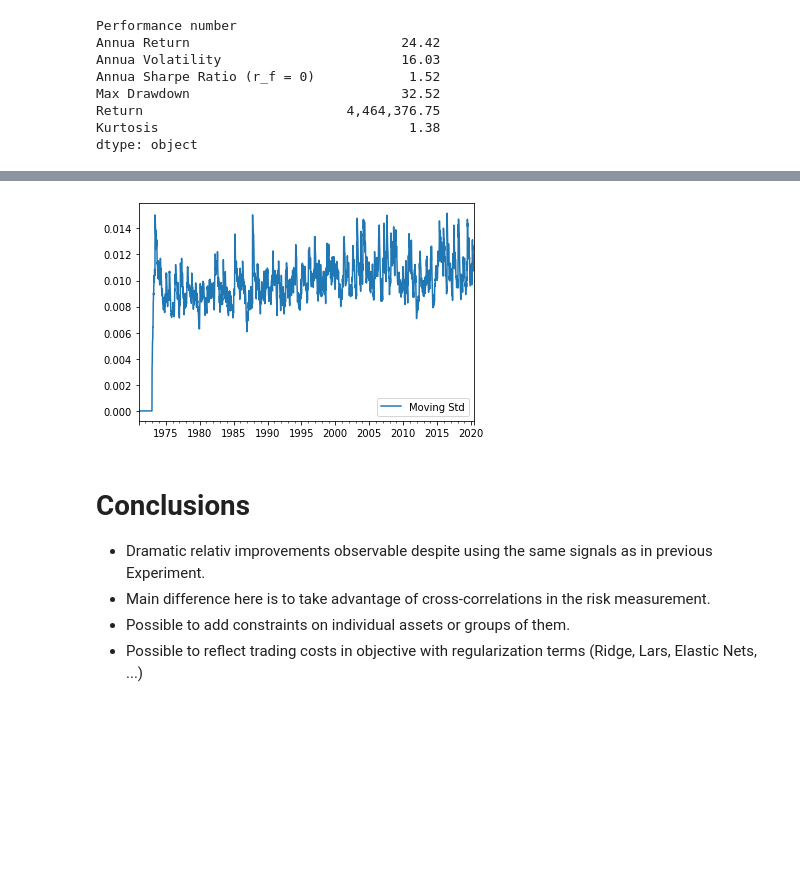
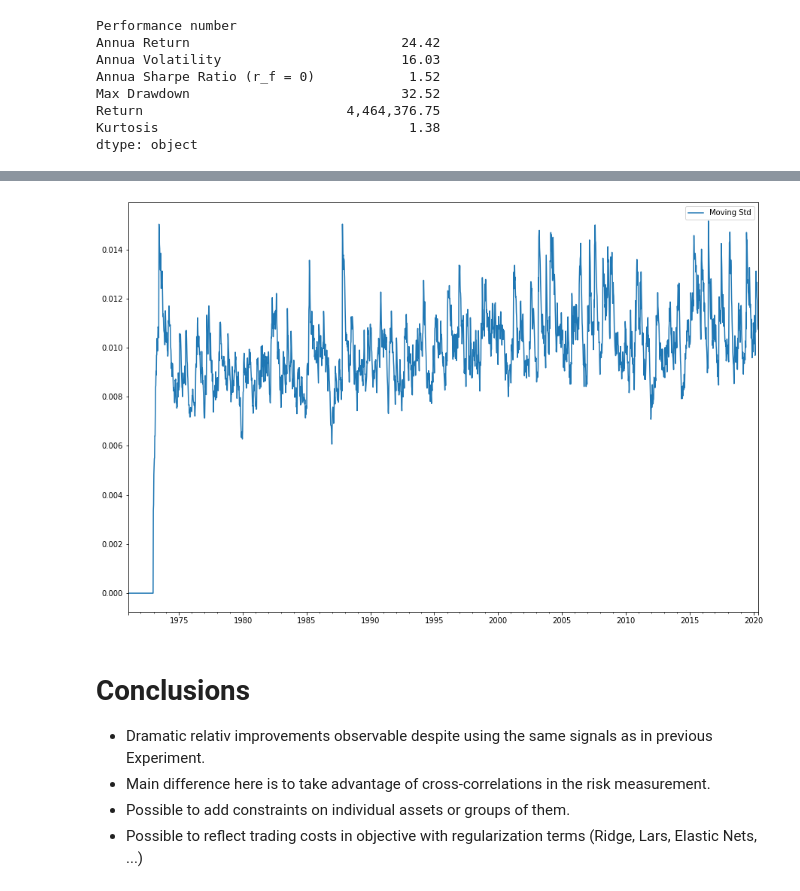
Before and after one commit to tschm/cs, a Jupyter notebook: work/Experiment5.ipynb, the cells around one changed output, grey strips where cells are left out. Saved outputs shown, nothing was run; the diff lists cells and outputs as text; code cells hidden in the pictures; blank space fills up the shorter version.

```diff
--- a/work/Experiment5.ipynb
+++ b/work/Experiment5.ipynb
@@ -57,8 +58,8 @@ plt.show()
 # %%
-a.std.plot(kind="line")
+a.std.plot(kind="line", figsize=(15,10))
 plt.show()
 # %% [output]
-[figure, old version]
+[figure, new version]
 # %% [markdown]
 # Conclusions
 * Dramatic relativ improvements observable despite using the same signals as in previous Experiment.
```
Also changed, not shown: parts of 3 cells of this notebook, 8 other files.
